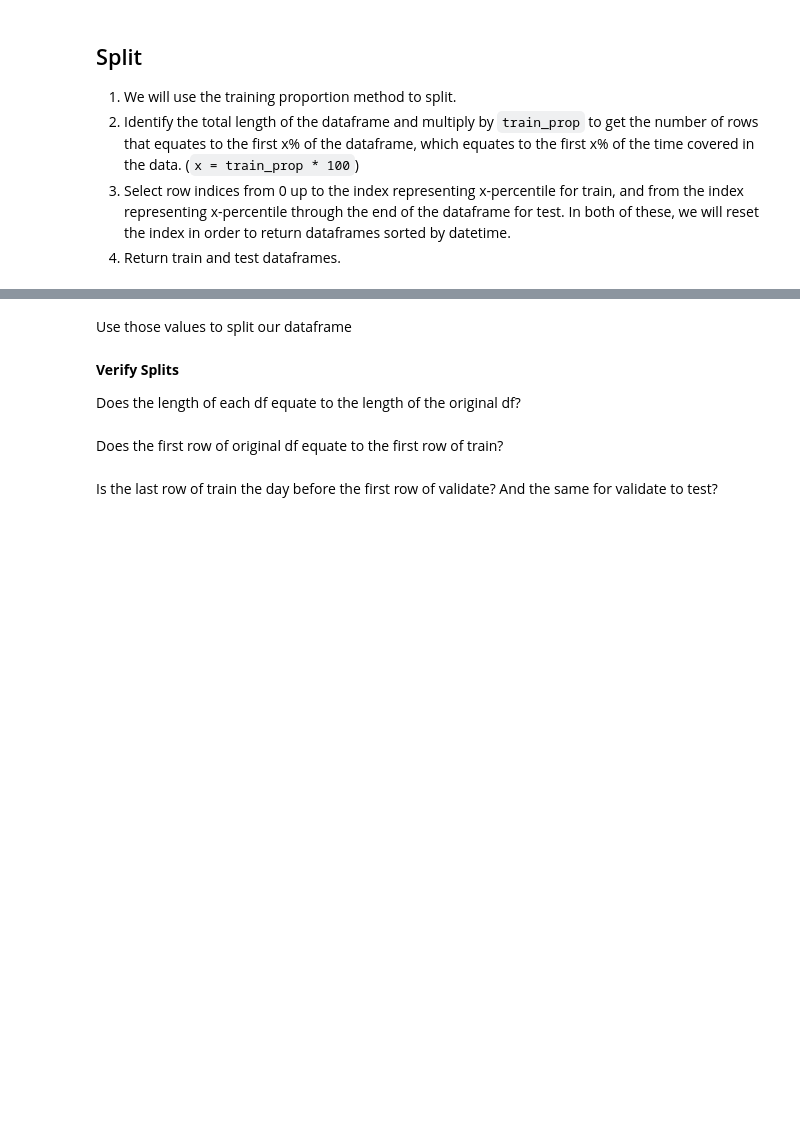
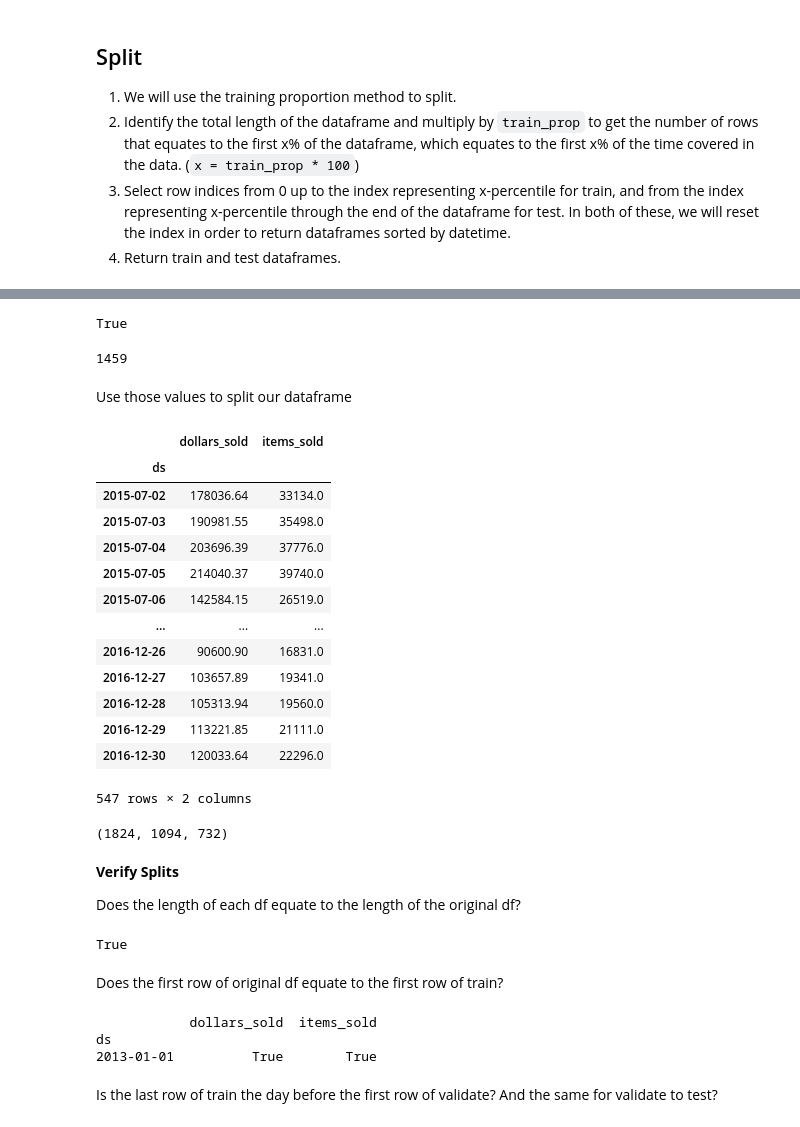
Before and after one commit to CodeupClassroom/innis-timeseries-exercises, a Jupyter notebook: modeling-lesson.ipynb, the cells around one changed output, grey strips where cells are left out. Drawn from its saved outputs; the diff is of its cells as text; code cells hidden in the pictures; blank space fills up the shorter version.

```diff
--- a/modeling-lesson.ipynb
+++ b/modeling-lesson.ipynb
@@ -119,4 +149,4 @@ df.head()
 # %%
 # set train size to be 50% of total
-train_size =
+train_size = int(len(df) * 0.5)
 train_size
@@ -123,4 +155,4 @@ train_size
 # %%
 # set validate size to be 30% of total
-validate_size =
+validate_size = int(len(df) * 0.3)
 validate_size
@@ -131,7 +167,13 @@ test_size
+# %%
+len(df) == train_size + validate_size + test_size
+# %% [output]
+True
 # %%
 # validate will go from 912 to 912+547
-validate_end_index =
+validate_end_index = train_size + validate_size
 validate_end_index
+# %% [output]
+1459
 # %% [markdown]
 Use those values to split our dataframe
 # %%
@@ -143,0 +185,17 @@ test =
+# %%
+validate
+# %% [output]
+|  | dollars_sold | items_sold |
+| ds |  |  |
+| 2015-07-02 | 178036.64 | 33134.0 |
+| 2015-07-03 | 190981.55 | 35498.0 |
+| 2015-07-04 | 203696.39 | 37776.0 |
+| 2015-07-05 | 214040.37 | 39740.0 |
+| 2015-07-06 | 142584.15 | 26519.0 |
+| ... | ... | ... |
+| 2016-12-26 | 90600.90 | 16831.0 |
+| 2016-12-27 | 103657.89 | 19341.0 |
+| 2016-12-28 | 105313.94 | 19560.0 |
+| 2016-12-29 | 113221.85 | 21111.0 |
+| 2016-12-30 | 120033.64 | 22296.0 |
+547 rows × 2 columns
@@ -144,10 +205,23 @@ test =
+# %%
+train.size, validate.size, test.size
+# %% [output]
+(1824, 1094, 732)
 # %% [markdown]
 **Verify Splits**
 
 Does the length of each df equate to the length of the original df?
 # %%
 # is len of train + validate + test == lenght of entire dataframe.
+len(train) + len(validate) + len(test) == len(df)
+# %% [output]
+True
 # %% [markdown]
 Does the first row of original df equate to the first row of train?
+# %%
+print(df.head(1) == train.head(1))
+# %% [output]
+            dollars_sold  items_sold
+ds
+2013-01-01          True        True
 # %% [markdown]
 Is the last row of train the day before the first row of validate? And the same for validate to test?
```
Also changed, not shown: parts of 76 cells of this notebook.
